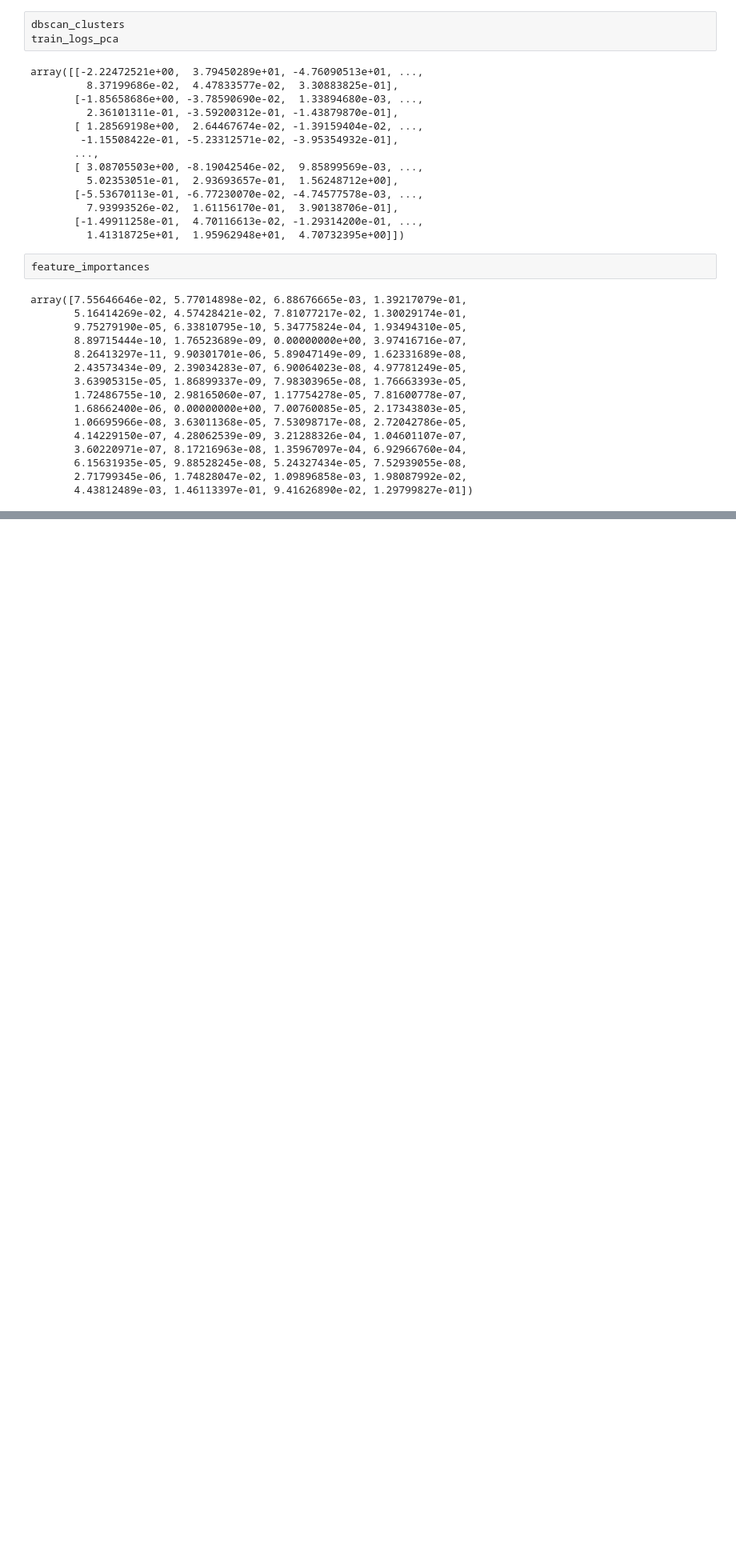
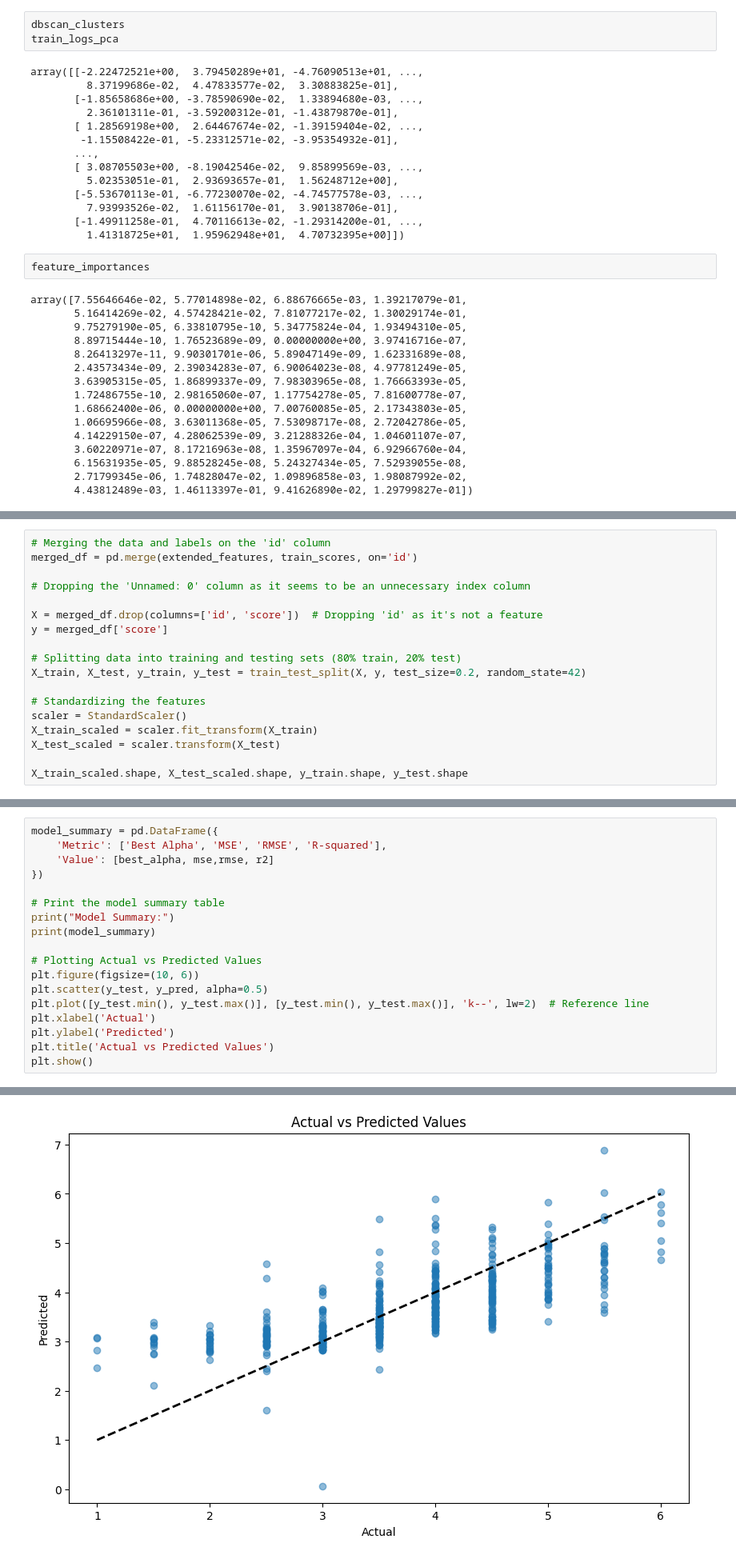
Before and after one commit to aryandgandhi/finalstat432, a Jupyter notebook: analysis.ipynb, the cells around one changed output, grey strips where cells are left out. Shown at 80% size. Cells and saved outputs as stored; diff of their text form; blank space fills up the shorter version.

```diff
--- a/analysis.ipynb
+++ b/analysis.ipynb
@@ -389,0 +399,18 @@ array([7.55646646e-02, 5.77014898e-02, 6.88676665e-03, 1.39217079e-01,
+# %%
+# Merging the data and labels on the 'id' column
+merged_df = pd.merge(extended_features, train_scores, on='id')
+
+# Dropping the 'Unnamed: 0' column as it seems to be an unnecessary index column
+
+X = merged_df.drop(columns=['id', 'score'])  # Dropping 'id' as it's not a feature
+y = merged_df['score']
+
+# Splitting data into training and testing sets (80% train, 20% test)
+X_train, X_test, y_train, y_test = train_test_split(X, y, test_size=0.2, random_state=42)
+
+# Standardizing the features
+scaler = StandardScaler()
+X_train_scaled = scaler.fit_transform(X_train)
+X_test_scaled = scaler.transform(X_test)
+
+X_train_scaled.shape, X_test_scaled.shape, y_train.shape, y_test.shape
@@ -389,0 +454,19 @@ array([7.55646646e-02, 5.77014898e-02, 6.88676665e-03, 1.39217079e-01,
+# %%
+model_summary = pd.DataFrame({
+    'Metric': ['Best Alpha', 'MSE', 'RMSE', 'R-squared'],
+    'Value': [best_alpha, mse,rmse, r2]
+})
+
+# Print the model summary table
+print("Model Summary:")
+print(model_summary)
+
+# Plotting Actual vs Predicted Values
+plt.figure(figsize=(10, 6))
+plt.scatter(y_test, y_pred, alpha=0.5)
+plt.plot([y_test.min(), y_test.max()], [y_test.min(), y_test.max()], 'k--', lw=2)  # Reference line
+plt.xlabel('Actual')
+plt.ylabel('Predicted')
+plt.title('Actual vs Predicted Values')
+plt.show()
+# %% [output]
@@ -389,0 +479 @@ array([7.55646646e-02, 5.77014898e-02, 6.88676665e-03, 1.39217079e-01,
+[figure, added]
```
Also changed, not shown: parts of 17 cells of this notebook, 1 other file.
